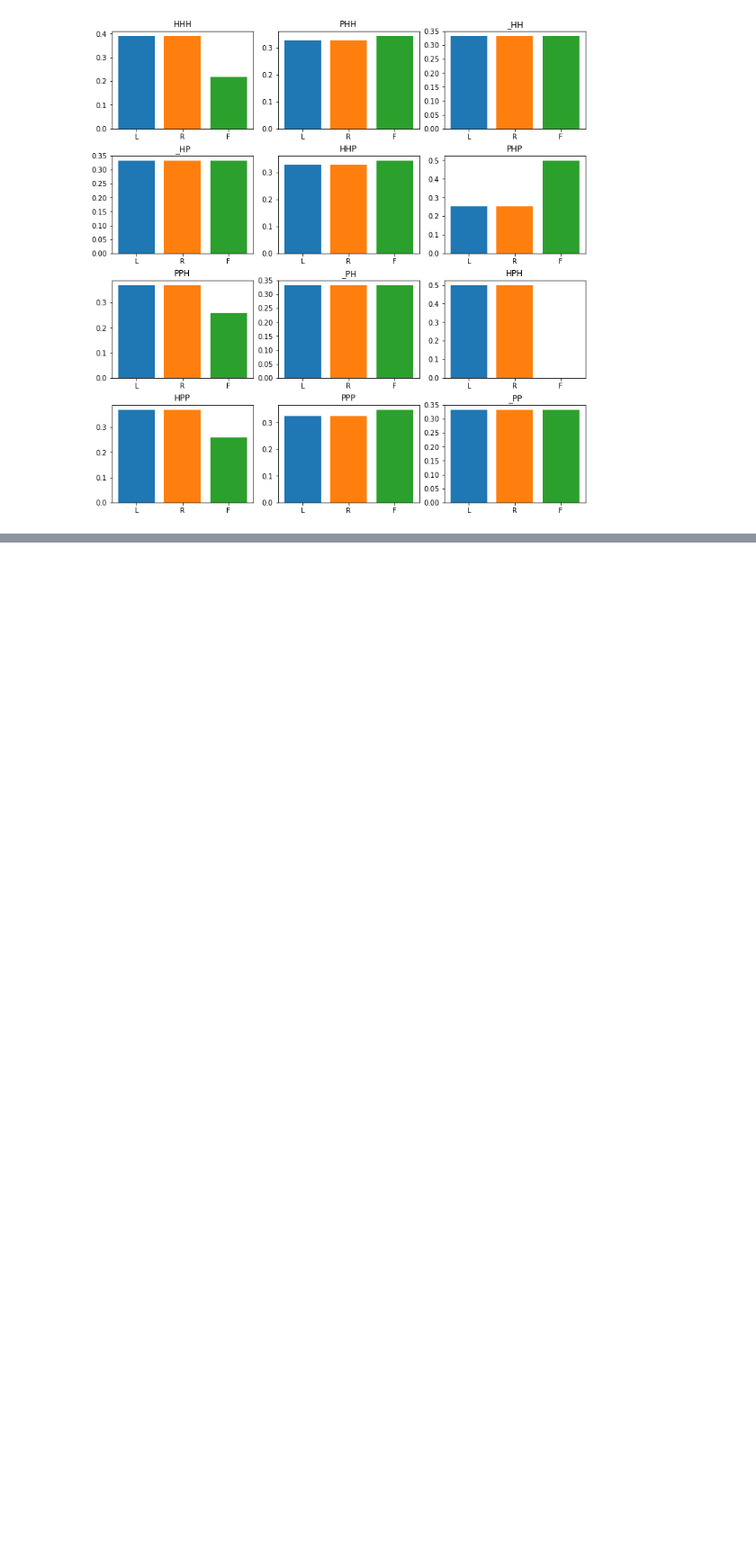
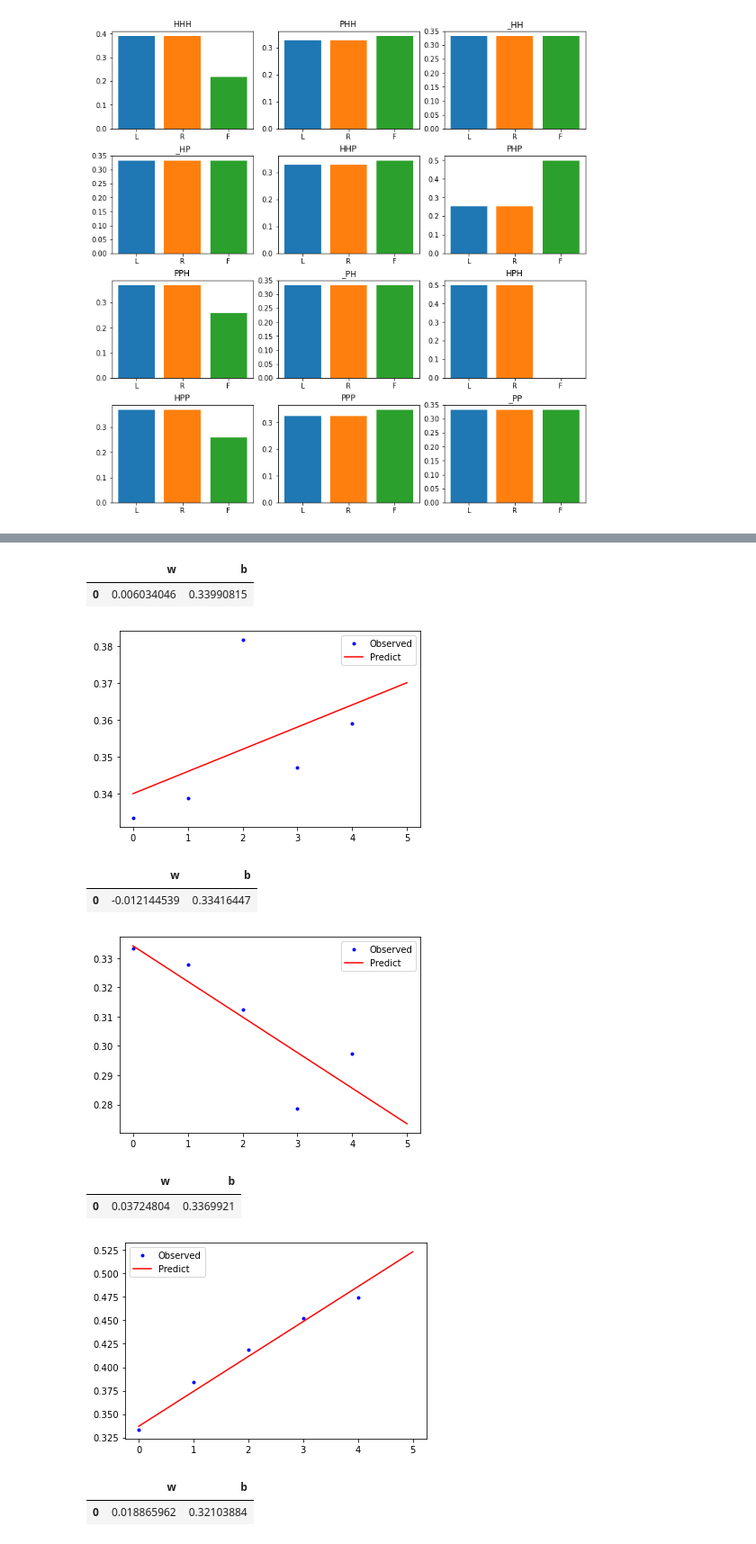
Before and after one commit to LeanderReascos/Protein_Fold2D, a Jupyter notebook: data.ipynb, the cells around one changed output, grey strips where cells are left out. Shown at 90% size. Drawn from its saved outputs; the diff is of its cells as text; code cells hidden in the pictures; blank space fills up the shorter version.

```diff
--- a/data.ipynb
+++ b/data.ipynb
@@ -208,0 +254,46 @@ CASES.to_pickle('probs.pkl')
+# %%
+import tensorflow as tf
+import tensorflow_probability as tfp
+tfd = tfp.distributions
+# %%
+def calc_functions(x,y):
+    negloglik = lambda y, rv_y: -rv_y.log_prob(y)
+    model = tf.keras.Sequential([
+    tf.keras.layers.Dense(1),
+    tfp.layers.DistributionLambda(lambda t: tfd.Normal(loc=t, scale=1)),
+    ])
+
+    model.compile(optimizer=tf.optimizers.Adam(learning_rate=0.01), loss=negloglik)
+    model.fit(x, y, epochs=1000, verbose=False)
+    return model
+# %%
+for case in cases.keys():
+    x = np.arange(5)
+    y = np.array(cases[case]['L'][:5])
+    b = 0
+    while b < 0.28 or b > 0.34:
+        model = calc_functions(x,y)
+        w = np.squeeze(model.layers[-2].kernel.numpy())
+        b = np.squeeze(model.layers[-2].bias.numpy())
+    df = pd.DataFrame([[w,b]],columns=['w','b'])
+    display(df)
+    df.to_pickle(f'models/decision_tree/{case}.pkl')
+    x_tst = np.arange(0,6,dtype= np.float64)
+    x_tst = x_tst.reshape((len(x_tst),1))
+    yhat = model(x_tst)
+    plt.plot(x,y,'b.',label='Observed')
+    plt.plot(x_tst,yhat.mean(),label='Predict',color='red')
+    plt.legend()
+    plt.show()
+# %% [output]
+|  | w | b |
+| 0 | 0.006034046 | 0.33990815 |
+[figure, added]
+|  | w | b |
+| 0 | -0.012144539 | 0.33416447 |
+[figure, added]
+|  | w | b |
+| 0 | 0.03724804 | 0.3369921 |
+[figure, added]
+|  | w | b |
+| 0 | 0.018865962 | 0.32103884 |
```
Also changed, not shown: parts of 10 cells of this notebook, 16 other files.
